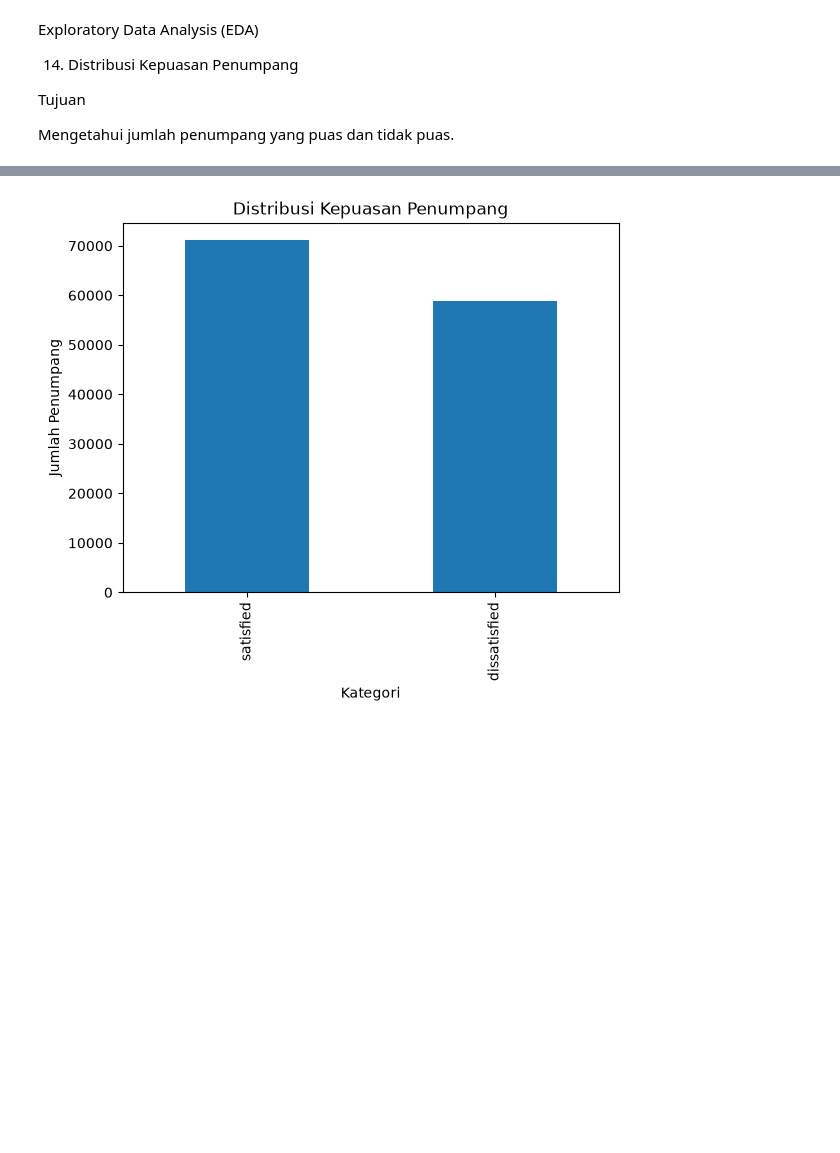
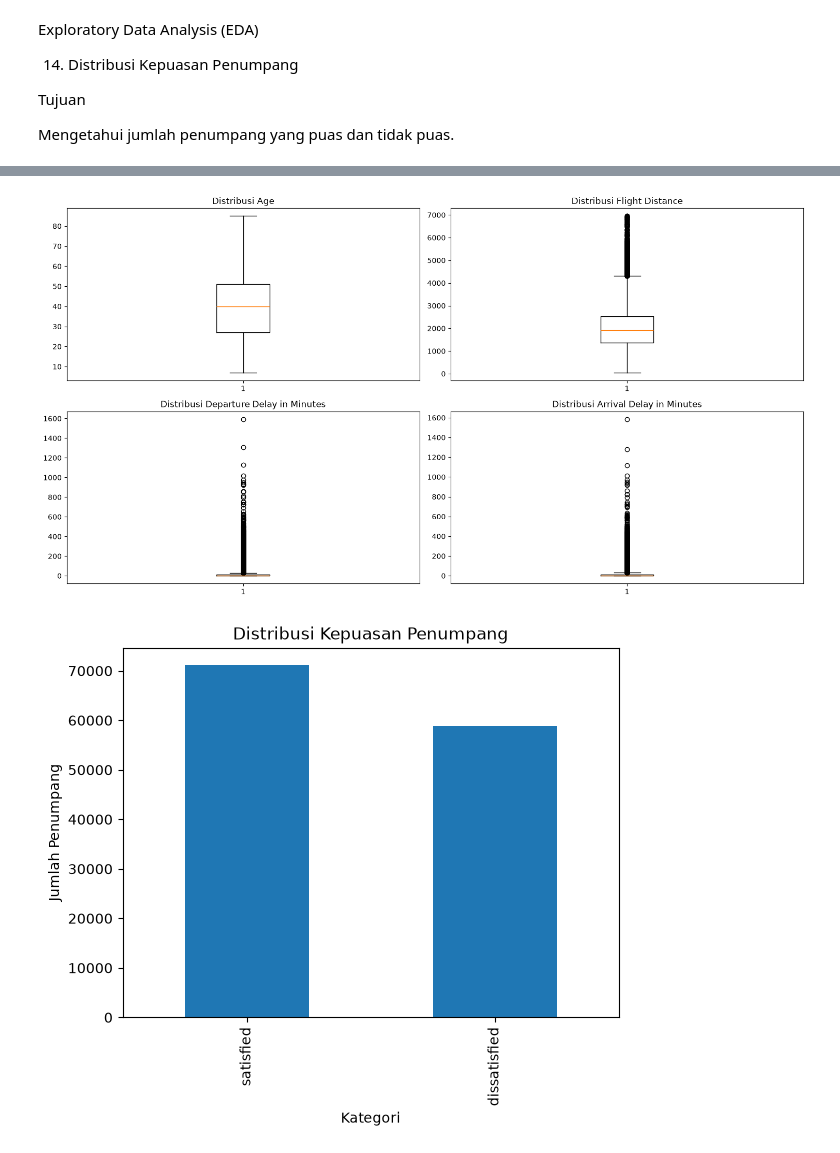
Before and after one commit to anggaadityanu/airline-satisfaction-ml, a Jupyter notebook: notebook/airline_satisfaction.ipynb, the cells around one changed output, grey strips where cells are left out. Cells and saved outputs as stored; diff of their text form; code cells hidden in the pictures; blank space fills up the shorter version.

```diff
--- a/notebook/airline_satisfaction.ipynb
+++ b/notebook/airline_satisfaction.ipynb
@@ -193,3 +200,16 @@ Mengetahui jumlah penumpang yang puas dan tidak puas.
+# %%
+kolom_numerik = ['Age', 'Flight Distance', 'Departure Delay in Minutes', 'Arrival Delay in Minutes']
+
+plt.figure(figsize=(15, 8))
+for i, col in enumerate(kolom_numerik):
+    plt.subplot(2, 2, i+1)
+    plt.boxplot(df[col].dropna())
+    plt.title(f'Distribusi {col}')
+
+plt.tight_layout()
+plt.show()
+# %% [output]
+[figure, added]
 # %%
 df["satisfaction"].value_counts().plot(kind="bar")
 
```
Also changed, not shown: parts of 24 cells of this notebook, 6 other files.
